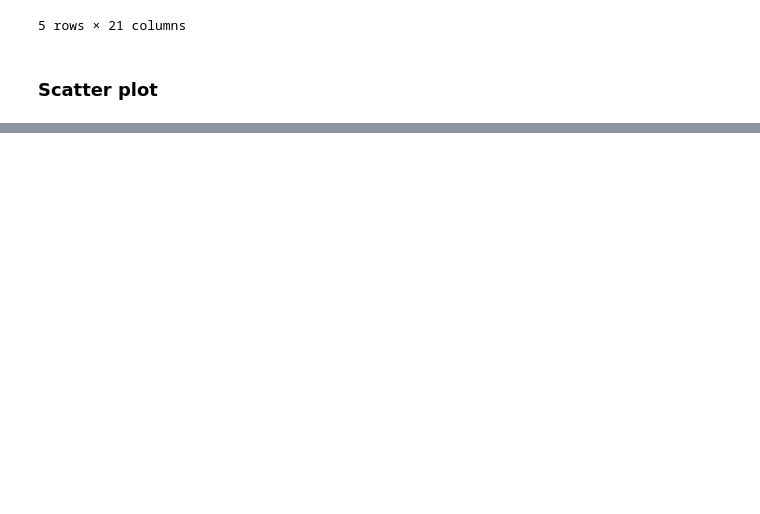
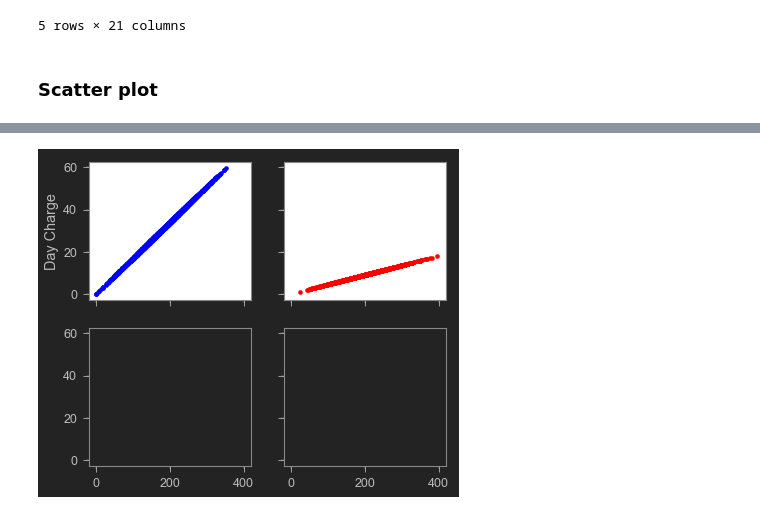
Before and after one commit to totovr/Python, a Jupyter notebook: CleanData/Plots.ipynb, the cells around one changed output, grey strips where cells are left out. Saved outputs shown, nothing was run; the diff lists cells and outputs as text; code cells hidden in the pictures; blank space fills up the shorter version.

```diff
--- a/CleanData/Plots.ipynb
+++ b/CleanData/Plots.ipynb
@@ -34,0 +39,15 @@ ax.set_facecolor("#ffffff")
+# %%
+# Create a subplot
+figure, axs = plt.subplots(2, 2, sharey=True, sharex=True)
+# Create the normal plot
+colord = data.plot( kind='scatter', x="Day Mins", y="Day Charge", c='Blue', ax=axs[0][0])
+# Specify background color for the axis/plot
+colord.set_facecolor("#ffffff")
+#Now the same for night calls
+colorn = data.plot( kind='scatter', x="Night Mins", y="Night Charge", c='red', ax=axs[0][1])
+# Specify background color for the axis/plot
+colorn.set_facecolor("#ffffff")
+
+axs.set_facecolor("#ffffff")
+# %% [output]
+[figure, added]
```
Also changed, not shown: parts of 3 cells of this notebook.
